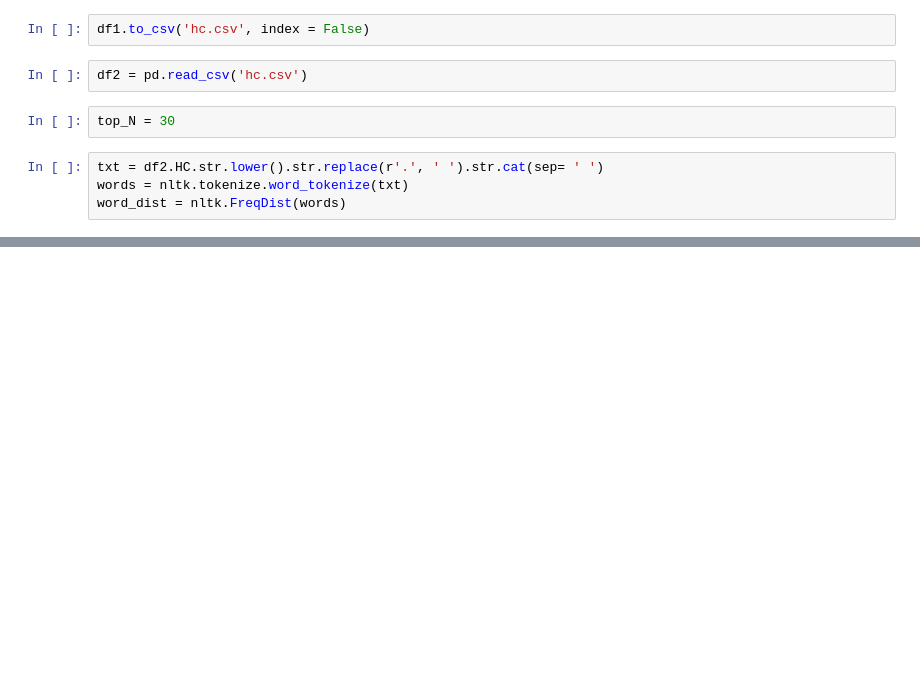
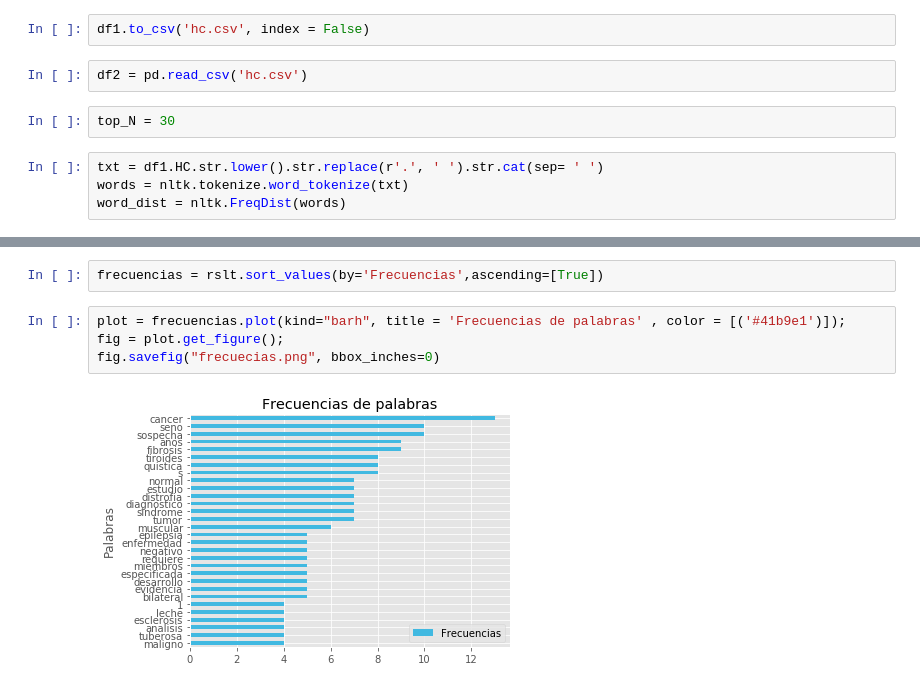
Before and after one commit to jevelezse/mineria_tesis, a Jupyter notebook: mineria_de texto.ipynb, the cells around one changed output, grey strips where cells are left out. Drawn from its saved outputs; the diff is of its cells as text; blank space fills up the shorter version.

```diff
--- a/mineria_de texto.ipynb
+++ b/mineria_de texto.ipynb
@@ -49,7 +52,7 @@ df2 = pd.read_csv('hc.csv')
 # %%
 top_N = 30
 # %%
-txt = df2.HC.str.lower().str.replace(r'.', ' ').str.cat(sep= ' ')
+txt = df1.HC.str.lower().str.replace(r'.', ' ').str.cat(sep= ' ')
 words = nltk.tokenize.word_tokenize(txt)
 word_dist = nltk.FreqDist(words)
 # %%
@@ -70,0 +82,8 @@ frecuencias.head()
+# %%
+frecuencias = rslt.sort_values(by='Frecuencias',ascending=[True])
+# %%
+plot = frecuencias.plot(kind="barh", title = 'Frecuencias de palabras' , color = [('#41b9e1')]);
+fig = plot.get_figure();
+fig.savefig("frecuecias.png", bbox_inches=0)
+# %% [output]
+[figure, added]
```
Also changed, not shown: parts of 7 cells of this notebook.
